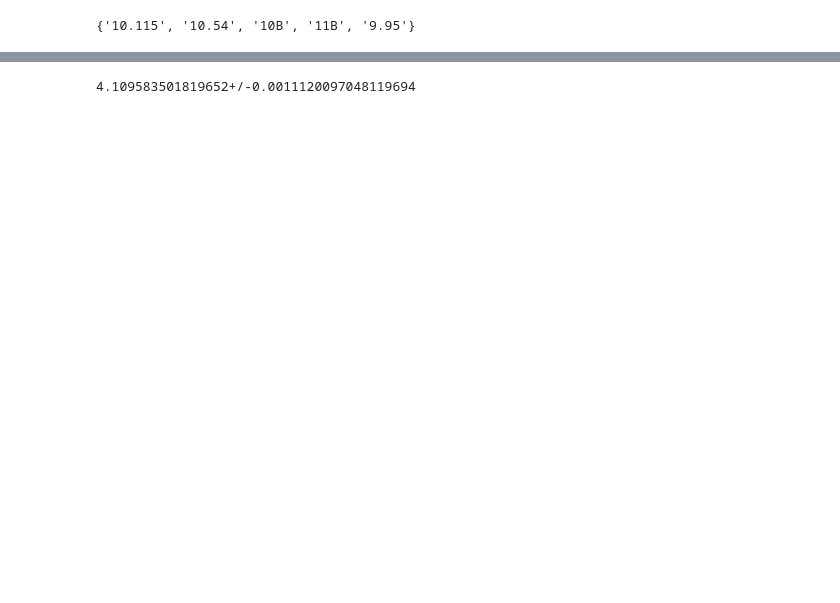
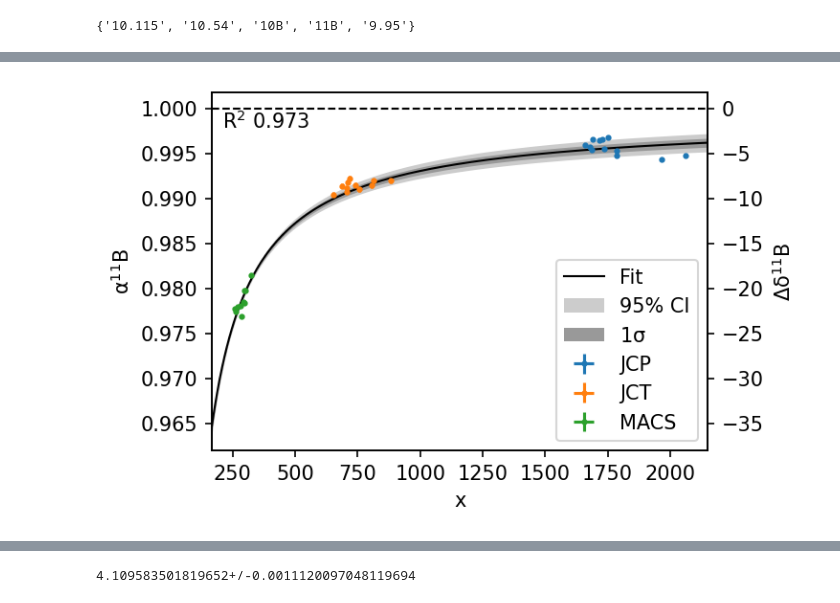
Before and after one commit to oscarbranson/latools, a Jupyter notebook: dev_boron.ipynb, the cells around one changed output, grey strips where cells are left out. Cells and saved outputs as stored; diff of their text form; code cells hidden in the pictures; blank space fills up the shorter version.

```diff
--- a/dev_boron.ipynb
+++ b/dev_boron.ipynb
@@ -138,0 +154,7 @@ dat.srmdat
+# %%
+b_offset_table = make_b_offset_table(dat, '11B_10.115')
+up = calc_b_offset_parameters(b_offset_table)
+
+plot_b_offset_calibration(b_offset_table)
+# %% [output]
+[figure, added]
```
Also changed, not shown: parts of 19 cells of this notebook.
